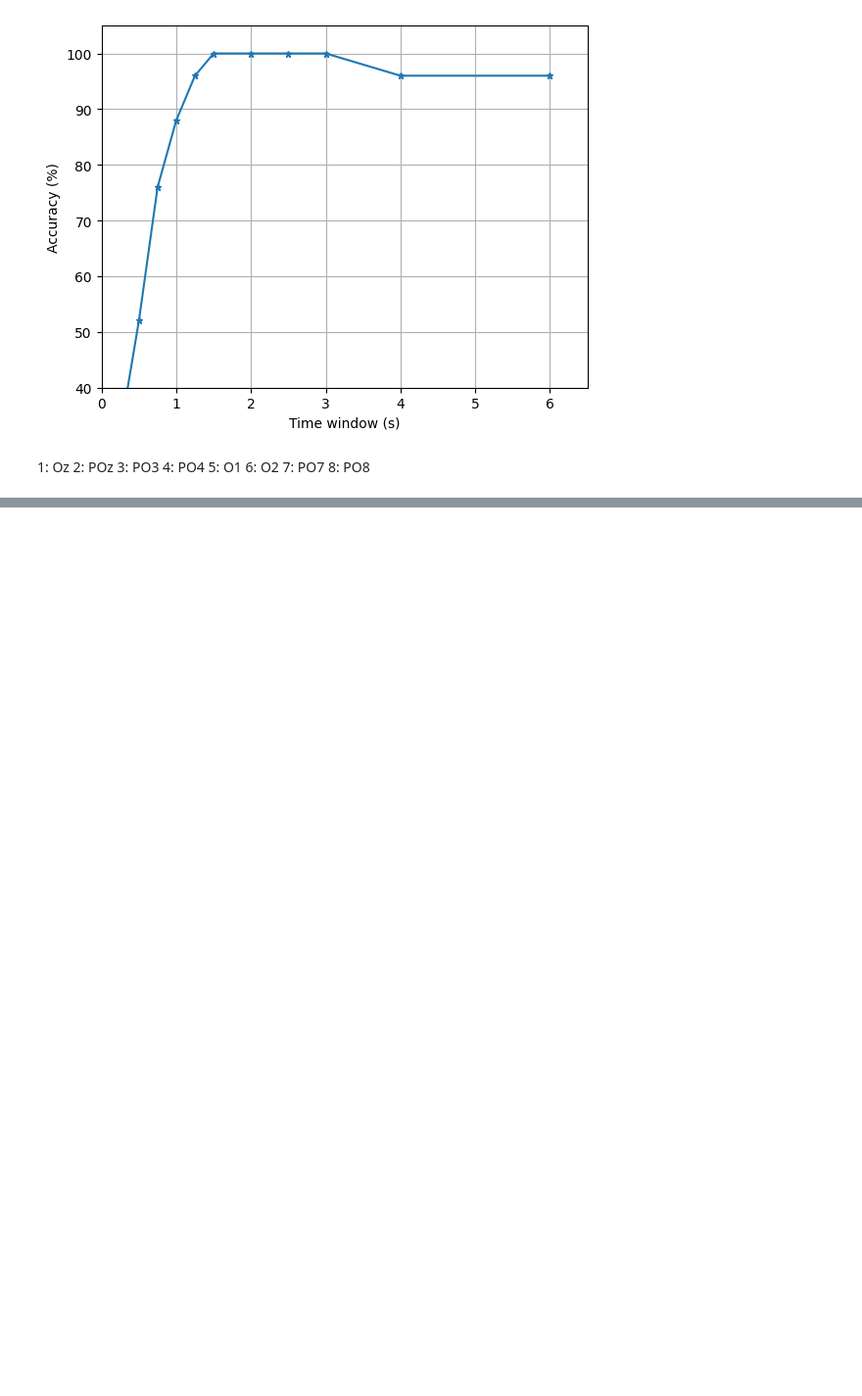
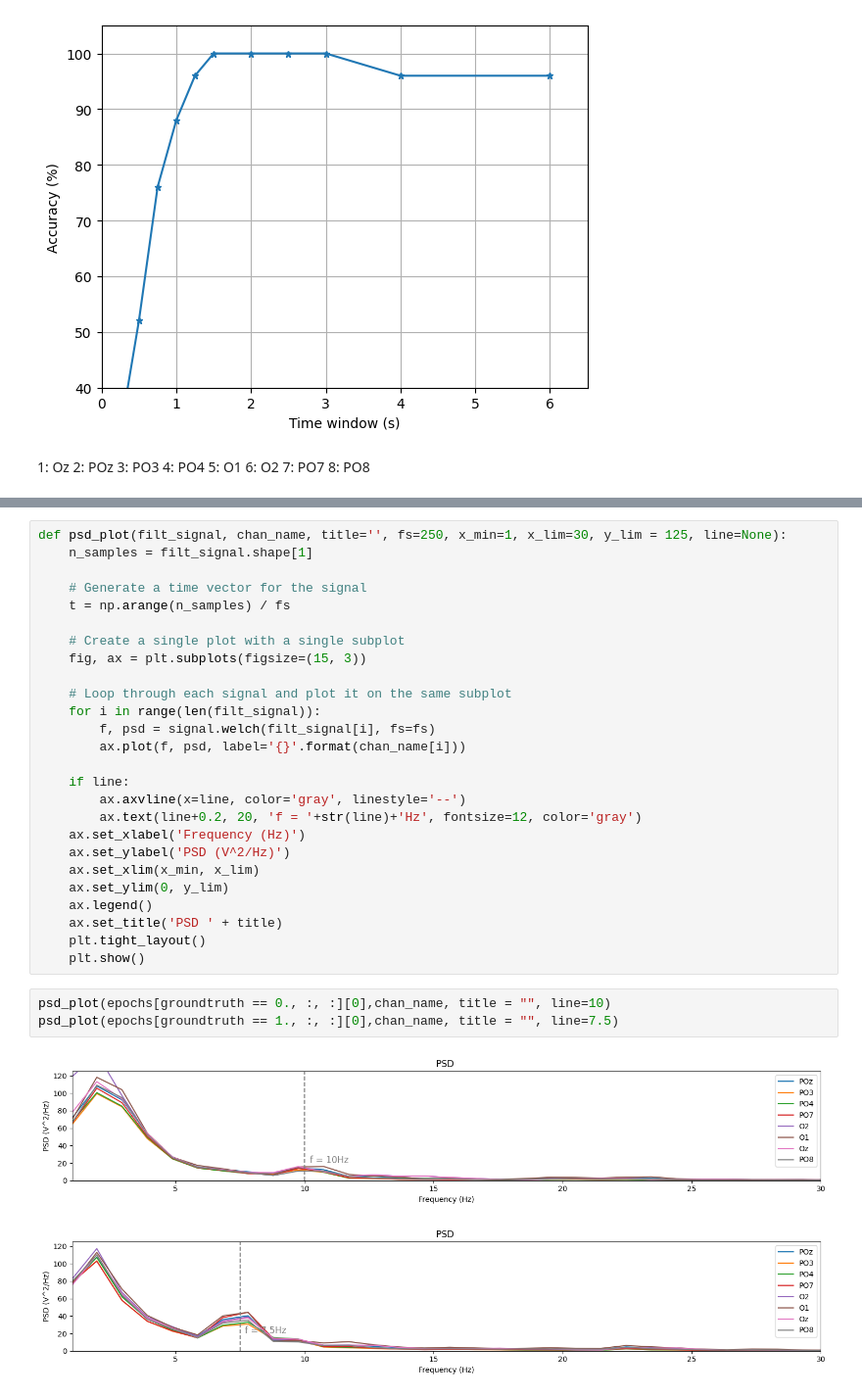
Before and after one commit to alken01/BCI, a Jupyter notebook: offline_analysis.ipynb, the cells around one changed output, grey strips where cells are left out. Shown at 98% size. Drawn from its saved outputs; the diff is of its cells as text; blank space fills up the shorter version.

```diff
--- a/offline_analysis.ipynb
+++ b/offline_analysis.ipynb
@@ -209,0 +208,32 @@ plt.show()
+# %%
+def psd_plot(filt_signal, chan_name, title='', fs=250, x_min=1, x_lim=30, y_lim = 125, line=None):
+    n_samples = filt_signal.shape[1]
+
+    # Generate a time vector for the signal
+    t = np.arange(n_samples) / fs
+
+    # Create a single plot with a single subplot
+    fig, ax = plt.subplots(figsize=(15, 3))
+
+    # Loop through each signal and plot it on the same subplot
+    for i in range(len(filt_signal)):
+        f, psd = signal.welch(filt_signal[i], fs=fs)
+        ax.plot(f, psd, label='{}'.format(chan_name[i]))
+
+    if line:
+        ax.axvline(x=line, color='gray', linestyle='--')
+        ax.text(line+0.2, 20, 'f = '+str(line)+'Hz', fontsize=12, color='gray')
+    ax.set_xlabel('Frequency (Hz)')
+    ax.set_ylabel('PSD (V^2/Hz)')
+    ax.set_xlim(x_min, x_lim)
+    ax.set_ylim(0, y_lim)
+    ax.legend()
+    ax.set_title('PSD ' + title)
+    plt.tight_layout()
+    plt.show()
+# %%
+psd_plot(epochs[groundtruth == 0., :, :][0],chan_name, title = "", line=10)
+psd_plot(epochs[groundtruth == 1., :, :][0],chan_name, title = "", line=7.5)
+# %% [output]
+[figure, added]
+[figure, added]
```
Also changed, not shown: parts of 4 cells of this notebook, 1 other file.
